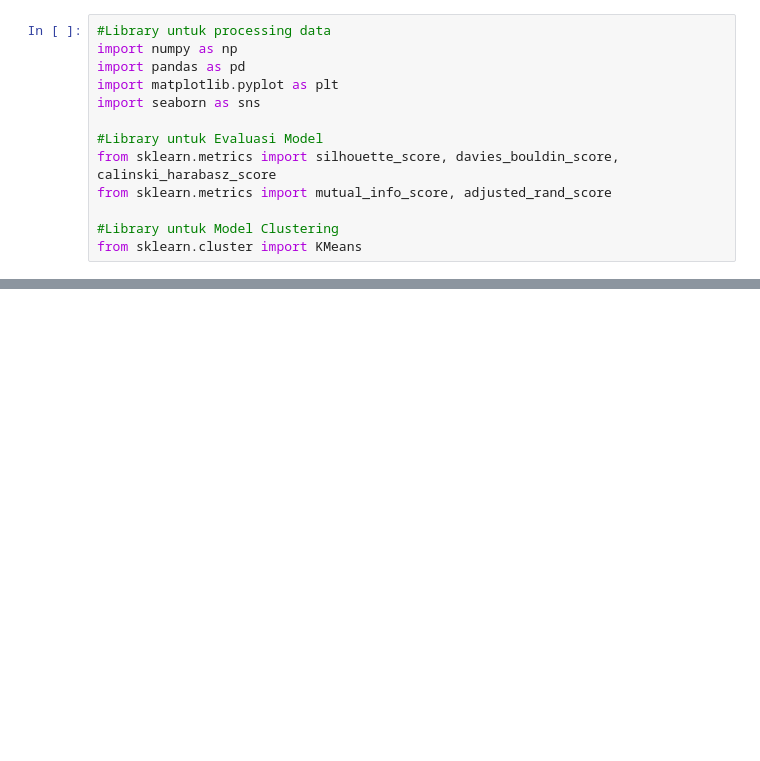
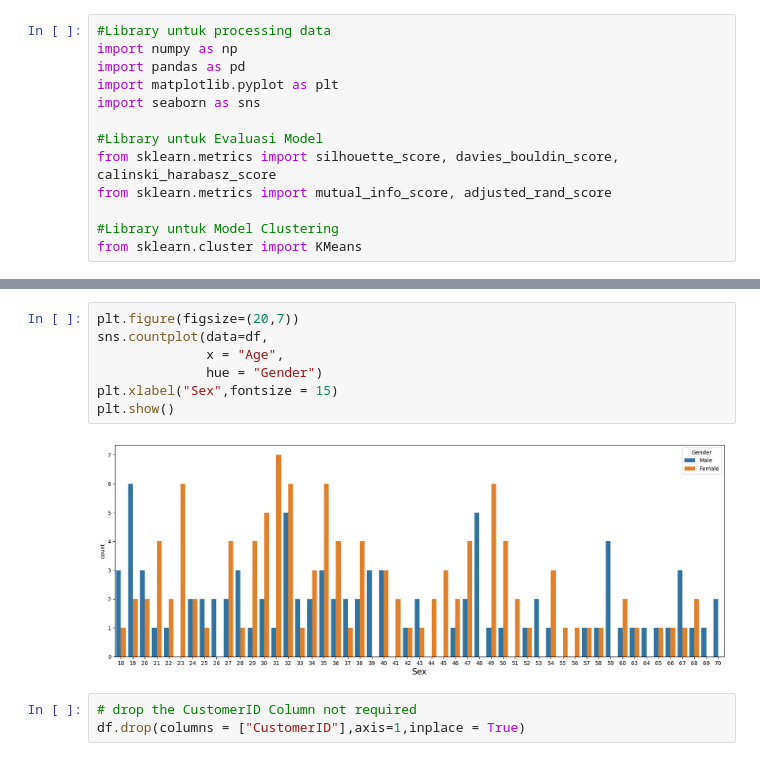
Before and after one commit to marshaniswah/Tugas-AI-Big-Data, a Jupyter notebook: Clustering Pelanggan Mall/Clustering_Pengunjung_Mall.ipynb, the cells around one changed output, grey strips where cells are left out. Saved outputs shown, nothing was run; the diff lists cells and outputs as text; blank space fills up the shorter version.

```diff
--- a/Clustering Pelanggan Mall/Clustering_Pengunjung_Mall.ipynb
+++ b/Clustering Pelanggan Mall/Clustering_Pengunjung_Mall.ipynb
@@ -147,0 +114,12 @@ plt.show()
+# %%
+plt.figure(figsize=(20,7))
+sns.countplot(data=df,
+              x = "Age",
+              hue = "Gender")
+plt.xlabel("Sex",fontsize = 15)
+plt.show()
+# %% [output]
+[figure, added]
+# %%
+# drop the CustomerID Column not required
+df.drop(columns = ["CustomerID"],axis=1,inplace = True)
```
Also changed, not shown: parts of 42 cells of this notebook.
